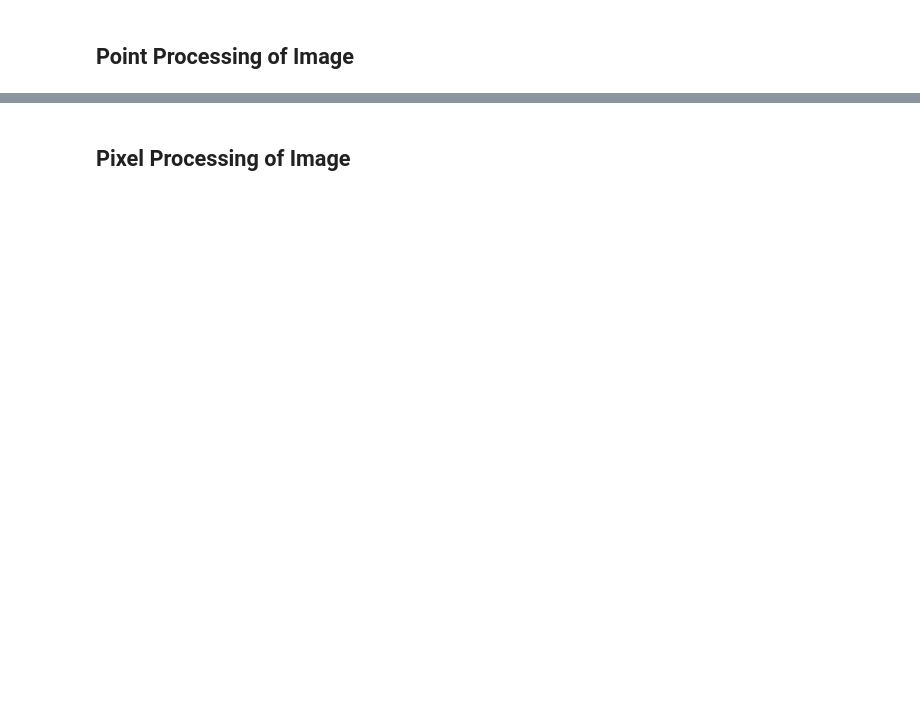
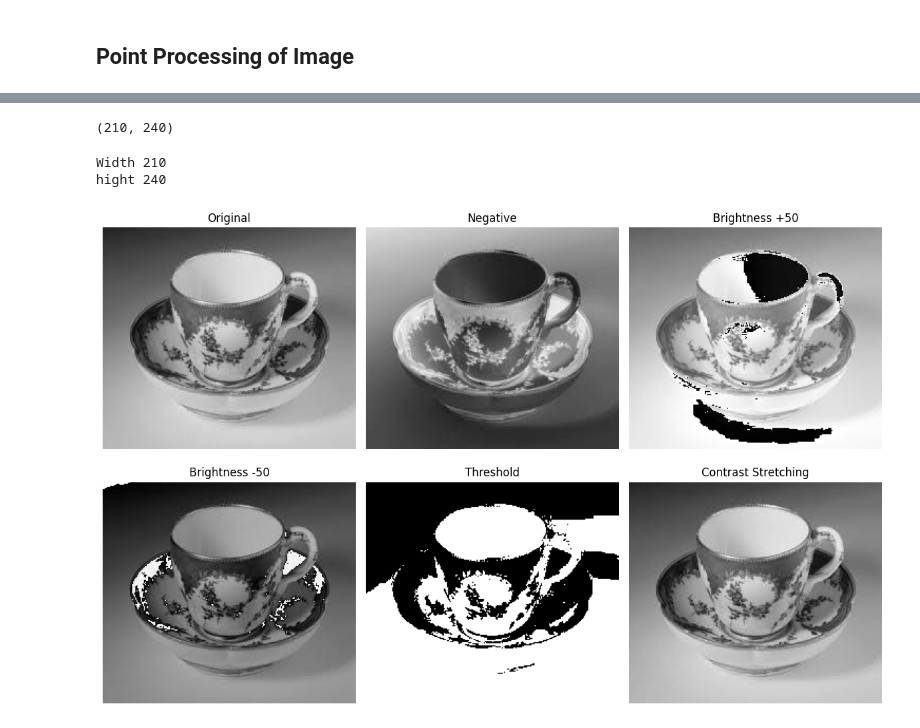
Before and after one commit to iamdebasishdas123/Computer-Vision-Resource, a Jupyter notebook: fpcv_Shree_Nayar/4_Image_processing/2_pixel_Processing/pixel_processing.ipynb, the cells around one changed output, grey strips where cells are left out. Cells and saved outputs as stored; diff of their text form; code cells hidden in the pictures; blank space fills up the shorter version.

Commit message:
Add Image and Notebook

```diff
--- a/fpcv_Shree_Nayar/4_Image_processing/2_pixel_Processing/pixel_processing.ipynb
+++ b/fpcv_Shree_Nayar/4_Image_processing/2_pixel_Processing/pixel_processing.ipynb
@@ -5,7 +5,7 @@ import cv2
 import numpy as np
 import matplotlib.pyplot as plt
 
-img = cv2.imread(r'dataset\\cup.jpg', cv2.IMREAD_GRAYSCALE)
+img = cv2.imread(r'C:\Users\Debasish Das\Desktop\Computer-Vision-Resources\dataset\cup.jpg', cv2.IMREAD_GRAYSCALE)
 # Check image
 if img is None:
     print("Image not found!")
@@ -16,15 +24,22 @@ print(img)
+# %%
+img.shape
+# %% [output]
+(210, 240)
+# %%
+# Image shape
+# length
+width=len(img)
+hight=len(img[0])
+print("Width",width)
+print("hight",hight)
+# %% [output]
+Width 210
+hight 240
 # %%
 import cv2
 import numpy as np
 import matplotlib.pyplot as plt
 
-# Read image in grayscale
-img = cv2.imread("input.jpg", cv2.IMREAD_GRAYSCALE)
-
-# Check image
-if img is None:
-    print("Image not found!")
-    exit()
 
 # -------------------------------
 # 1. Image Negative
@@ -67,32 +82,32 @@ plt.imshow(img, cmap="gray")
 plt.title("Original")
 plt.axis("off")
 
 plt.subplot(2, 3, 2)
 plt.imshow(negative, cmap="gray")
 plt.title("Negative")
 plt.axis("off")
 
 plt.subplot(2, 3, 3)
 plt.imshow(brightness, cmap="gray")
 plt.title("Brightness +50")
 plt.axis("off")
 
 plt.subplot(2, 3, 4)
 plt.imshow(dark, cmap="gray")
 plt.title("Brightness -50")
 plt.axis("off")
 
 plt.subplot(2, 3, 5)
 plt.imshow(threshold, cmap="gray")
 plt.title("Threshold")
 plt.axis("off")
 
 plt.subplot(2, 3, 6)
 plt.imshow(contrast, cmap="gray")
 plt.title("Contrast Stretching")
 plt.axis("off")
 
 plt.tight_layout()
 plt.show()
+# %% [output]
+[figure, added]
-# %% [markdown]
-## Pixel Processing of Image
```
Also changed, not shown: parts of 1 cell of this notebook, 24 other files.
